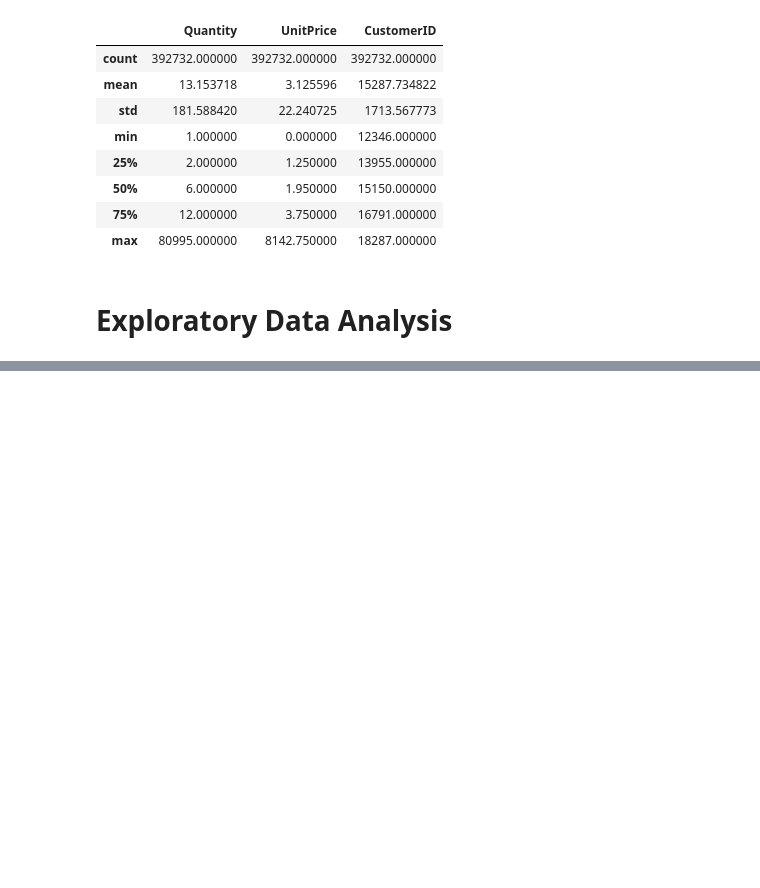
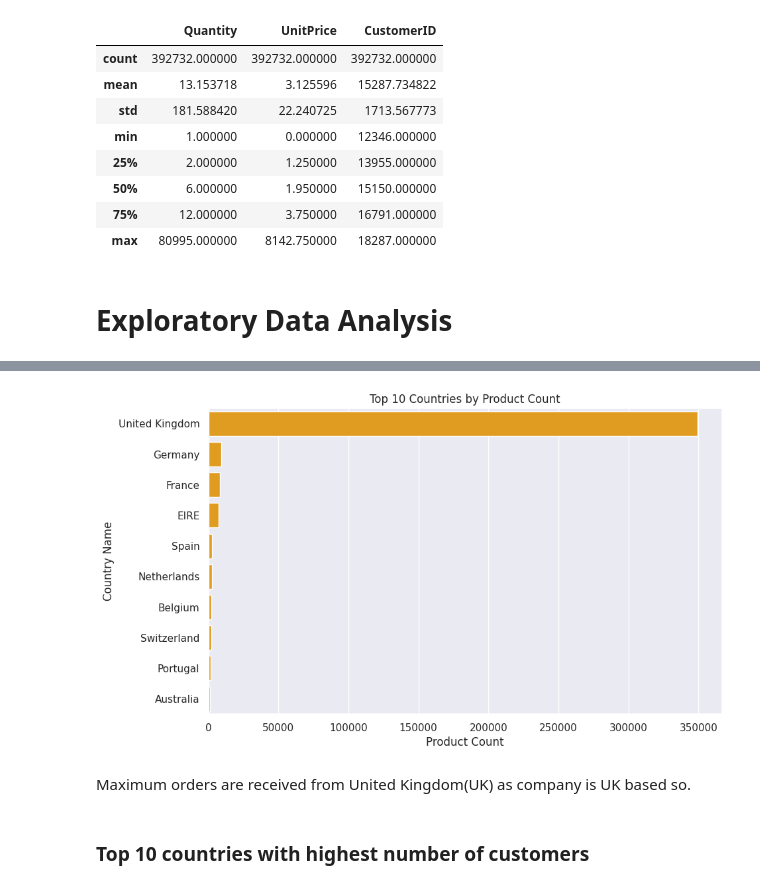
Before and after one commit to sahoomrutyunjaya12345/OnlineRetailCustomerSegmentation, a Jupyter notebook: Online_Retail_Customer_SegmentationCapstoneProject.ipynb, the cells around one changed output, grey strips where cells are left out. Saved outputs shown, nothing was run; the diff lists cells and outputs as text; code cells hidden in the pictures; blank space fills up the shorter version.

```diff
--- a/Online_Retail_Customer_SegmentationCapstoneProject.ipynb
+++ b/Online_Retail_Customer_SegmentationCapstoneProject.ipynb
@@ -225,0 +228,7 @@ customer_data.head()
+# %%
+# Top 10 countries who's buying maximum products
+Top_10_country = customer_data['Country'].value_counts().reset_index()
+Top_10_country['Country %']= Top_10_country['Country']*100/customer_data['Country'].count()
+# renaming the columns of our dataset
+Top_10_country.rename(columns={'index': 'Country_Name','Country': 'Count'}, inplace=True)
+Top_10_country[:10]
@@ -225,0 +247,18 @@ customer_data.head()
+# %%
+sns.set_style('darkgrid')
+plt.figure(figsize=(10,6))
+ax = sns.barplot(x='Count', y='Country_Name', data=Top_10_country[:10], color='orange')
+
+# Set the title and axis labels
+ax.set_title('Top 10 Countries by Product Count')
+ax.set_xlabel('Product Count')
+ax.set_ylabel('Country Name')
+
+# Show the plot
+plt.show()
+# %% [output]
+[figure, added]
+# %% [markdown]
+Maximum orders are received from United Kingdom(UK) as company is UK based so.
+# %% [markdown]
+### Top 10 countries with highest number of customers
```
Also changed, not shown: parts of 4 cells of this notebook.
